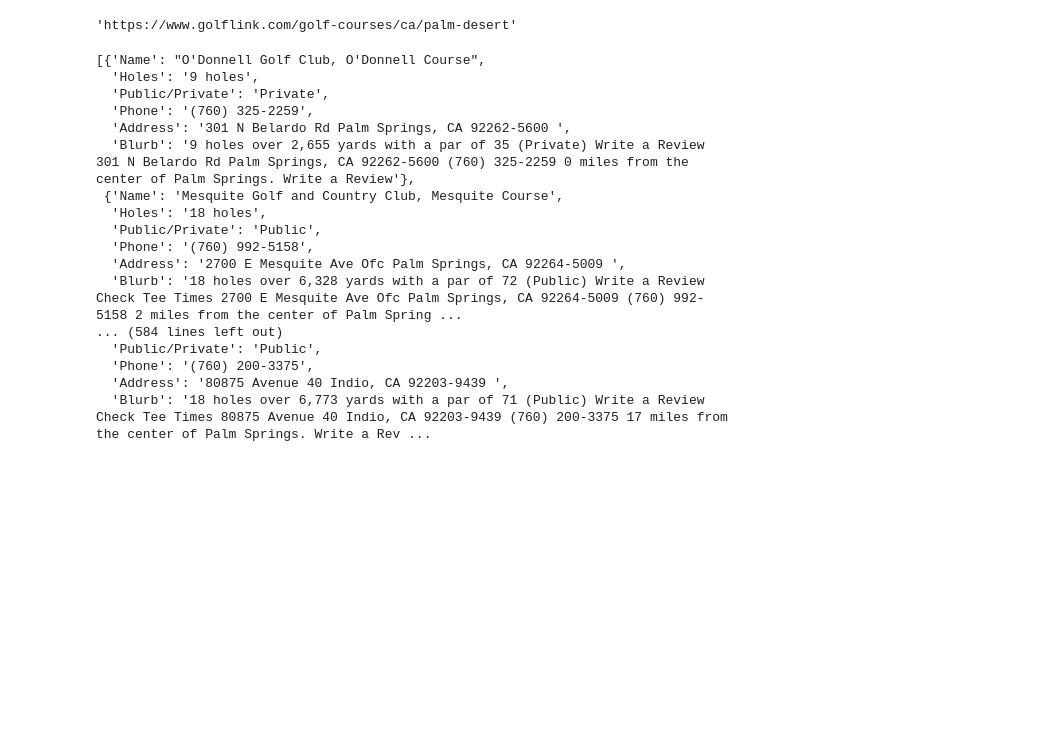
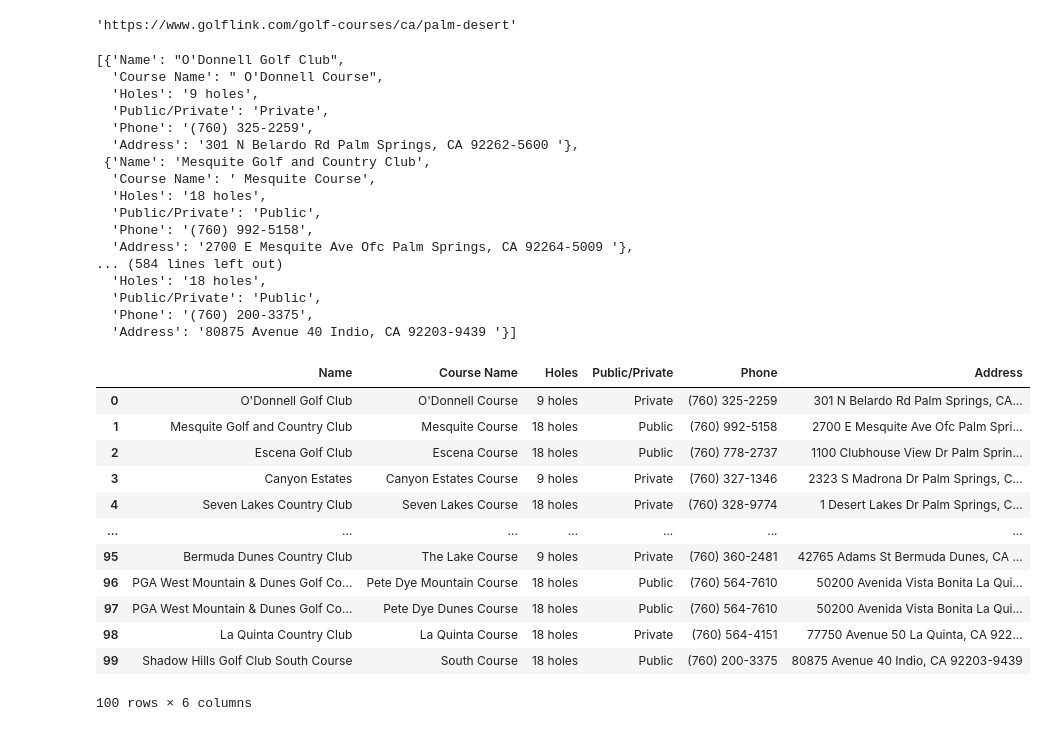
Before and after one commit to KPH3802/Golf_Course_Scrape, a Jupyter notebook: GolfCourses_PalmSprings.ipynb, the cells around one changed output. Drawn from its saved outputs; the diff is of its cells as text; code cells hidden in the pictures; blank space fills up the shorter version.

Commit message:
Starting on Palm Desert and adding csv for PS

```diff
--- a/GolfCourses_PalmSprings.ipynb
+++ b/GolfCourses_PalmSprings.ipynb
@@ -42,7 +43,8 @@ for course in courses:
 #     print(address_blurb.text)
     text_add_blur = address_blurb.text
     clean_add_blurb = " ".join(text_add_blur.split())
-    course_dict["Name"] = name.text
+    course_dict["Name"] = name.text.split(',')[0]
+    course_dict["Course Name"] = name.text.split(',')[1]
     course_dict["Holes"] = re.search(r'.*holes', clean_add_blurb)[0]
     try:
         pub_priv = re.findall('(Private|Public|Municipal)', clean_add_blurb)[0]
@@ -55,8 +57,7 @@ for course in courses:
     add = clean_add_blurb.rpartition(phone[0])[0]
 
     course_dict["Address"] = (re.split('Write a Review Check Tee Times |Write a Review ', add)[-1])
-
-    course_dict["Blurb"] = clean_add_blurb
+#     course_dict["Blurb"] = clean_add_blurb
 #     word = clean_add_blurb[0]
 #     print(clean_add_blurb)
 #     before_keyword, keyword, after_keyword = word.partition(phone)
@@ -86,20 +87,37 @@ for course in courses:
 # %%
 dict_list
 # %% [output]
-[{'Name': "O'Donnell Golf Club, O'Donnell Course",
+[{'Name': "O'Donnell Golf Club",
+  'Course Name': " O'Donnell Course",
   'Holes': '9 holes',
   'Public/Private': 'Private',
   'Phone': '(760) 325-2259',
-  'Address': '301 N Belardo Rd Palm Springs, CA 92262-5600 ',
-  'Blurb': '9 holes over 2,655 yards with a par of 35 (Private) Write a Review 301 N Belardo Rd Palm Springs, CA 92262-5600 (760) 325-2259 0 miles from the center of Palm Springs. Write a Review'},
- {'Name': 'Mesquite Golf and Country Club, Mesquite Course',
+  'Address': '301 N Belardo Rd Palm Springs, CA 92262-5600 '},
+ {'Name': 'Mesquite Golf and Country Club',
+  'Course Name': ' Mesquite Course',
   'Holes': '18 holes',
   'Public/Private': 'Public',
   'Phone': '(760) 992-5158',
-  'Address': '2700 E Mesquite Ave Ofc Palm Springs, CA 92264-5009 ',
-  'Blurb': '18 holes over 6,328 yards with a par of 72 (Public) Write a Review Check Tee Times 2700 E Mesquite Ave Ofc Palm Springs, CA 92264-5009 (760) 992-5158 2 miles from the center of Palm Spring ...
+  'Address': '2700 E Mesquite Ave Ofc Palm Springs, CA 92264-5009 '},
 ... (584 lines left out)
+  'Holes': '18 holes',
   'Public/Private': 'Public',
   'Phone': '(760) 200-3375',
-  'Address': '80875 Avenue 40 Indio, CA 92203-9439 ',
-  'Blurb': '18 holes over 6,773 yards with a par of 71 (Public) Write a Review Check Tee Times 80875 Avenue 40 Indio, CA 92203-9439 (760) 200-3375 17 miles from the center of Palm Springs. Write a Rev ...
+  'Address': '80875 Avenue 40 Indio, CA 92203-9439 '}]
+# %%
+df = pd.DataFrame.from_dict(dict_list)
+df
+# %% [output]
+|  | Name | Course Name | Holes | Public/Private | Phone | Address |
+| 0 | O'Donnell Golf Club | O'Donnell Course | 9 holes | Private | (760) 325-2259 | 301 N Belardo Rd Palm Springs, CA... |
+| 1 | Mesquite Golf and Country Club | Mesquite Course | 18 holes | Public | (760) 992-5158 | 2700 E Mesquite Ave Ofc Palm Spri... |
+| 2 | Escena Golf Club | Escena Course | 18 holes | Public | (760) 778-2737 | 1100 Clubhouse View Dr Palm Sprin... |
+| 3 | Canyon Estates | Canyon Estates Course | 9 holes | Private | (760) 327-1346 | 2323 S Madrona Dr Palm Springs, C... |
+| 4 | Seven Lakes Country Club | Seven Lakes Course | 18 holes | Private | (760) 328-9774 | 1 Desert Lakes Dr Palm Springs, C... |
+| ... | ... | ... | ... | ... | ... | ... |
+| 95 | Bermuda Dunes Country Club | The Lake Course | 9 holes | Private | (760) 360-2481 | 42765 Adams St Bermuda Dunes, CA ... |
+| 96 | PGA West Mountain & Dunes Golf Co... | Pete Dye Mountain Course | 18 holes | Public | (760) 564-7610 | 50200 Avenida Vista Bonita La Qui... |
+| 97 | PGA West Mountain & Dunes Golf Co... | Pete Dye Dunes Course | 18 holes | Public | (760) 564-7610 | 50200 Avenida Vista Bonita La Qui... |
+| 98 | La Quinta Country Club | La Quinta Course | 18 holes | Private | (760) 564-4151 | 77750 Avenue 50 La Quinta, CA 922... |
+| 99 | Shadow Hills Golf Club South Course | South Course | 18 holes | Public | (760) 200-3375 | 80875 Avenue 40 Indio, CA 92203-9439 |
+100 rows × 6 columns
```
Also changed, not shown: parts of 2 cells of this notebook, 2 other files.
